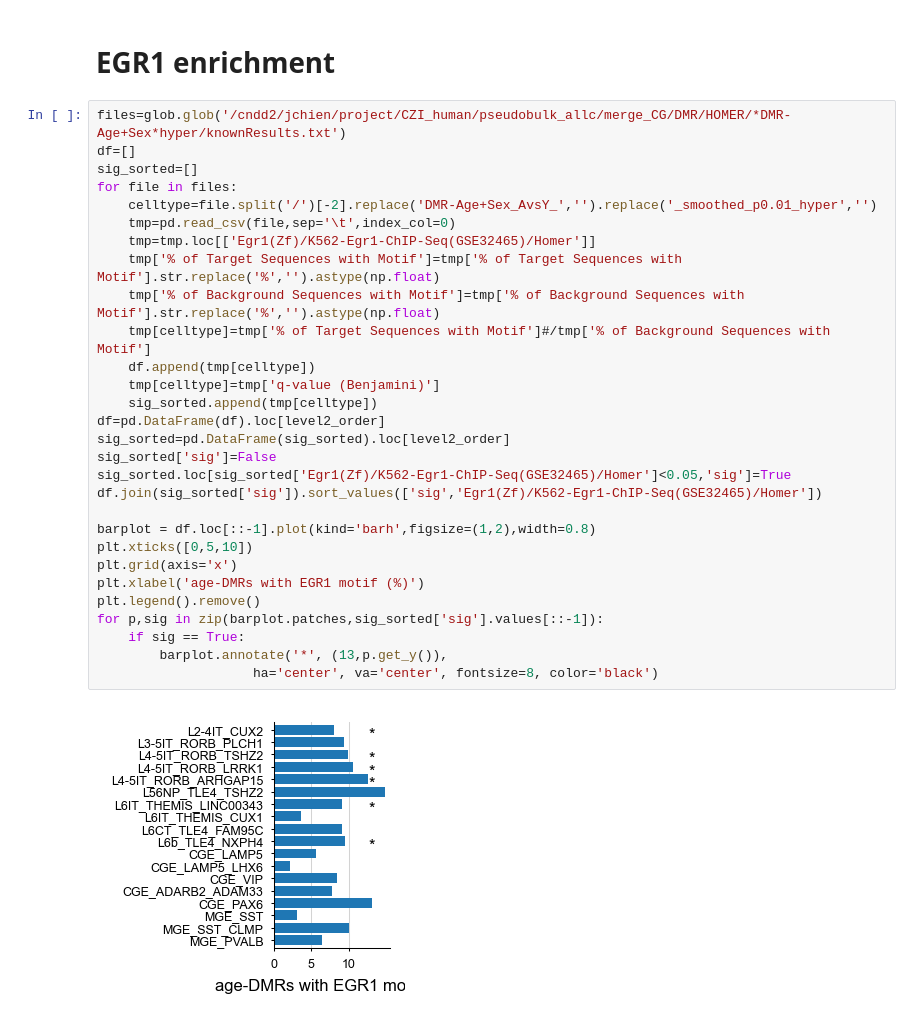
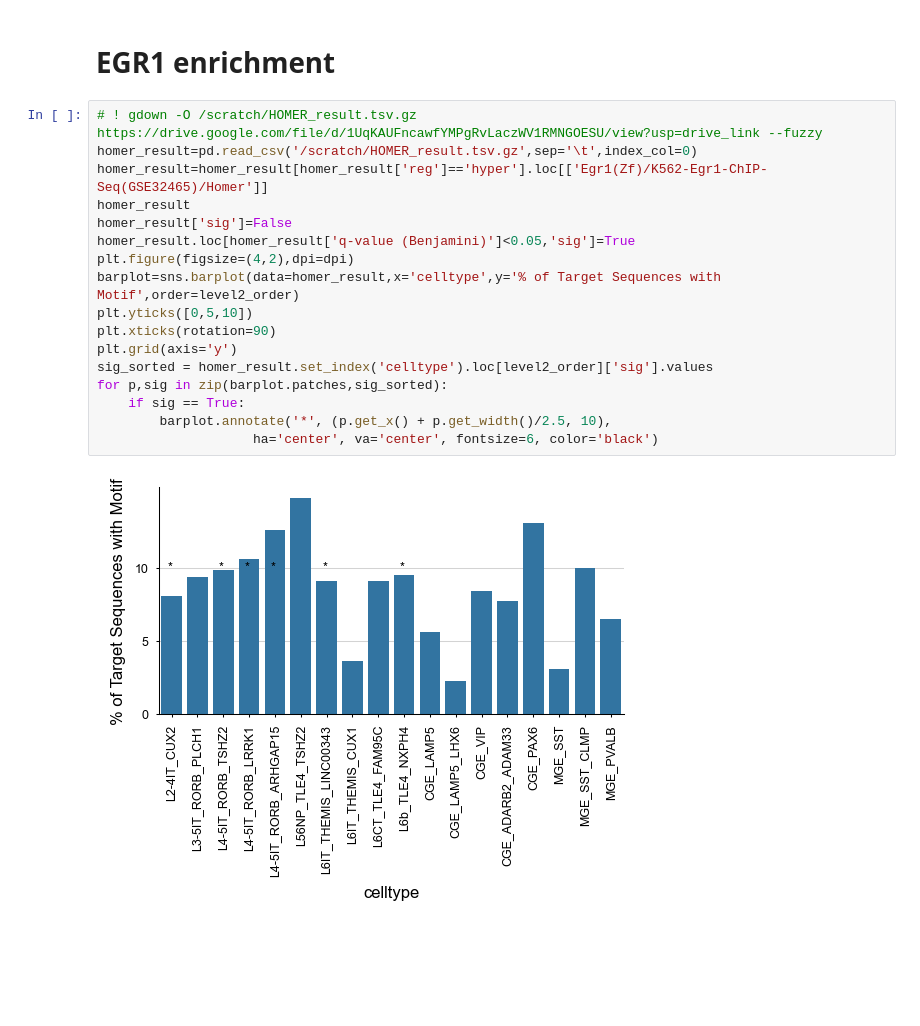
Before and after one commit to JFchien/HumanBrainAging, a Jupyter notebook: figure/FigS5.ipynb, the cells around one changed output. Cells and saved outputs as stored; diff of their text form; blank space fills up the shorter version.

```diff
--- a/figure/FigS5.ipynb
+++ b/figure/FigS5.ipynb
@@ -191,33 +174,21 @@ plt.show()
 # %% [markdown]
 # EGR1 enrichment
 # %%
-files=glob.glob('/cndd2/jchien/project/CZI_human/pseudobulk_allc/merge_CG/DMR/HOMER/*DMR-Age+Sex*hyper/knownResults.txt')
-df=[]
-sig_sorted=[]
-for file in files:
-    celltype=file.split('/')[-2].replace('DMR-Age+Sex_AvsY_','').replace('_smoothed_p0.01_hyper','')
-    tmp=pd.read_csv(file,sep='\t',index_col=0)
-    tmp=tmp.loc[['Egr1(Zf)/K562-Egr1-ChIP-Seq(GSE32465)/Homer']]
-    tmp['% of Target Sequences with Motif']=tmp['% of Target Sequences with Motif'].str.replace('%','').astype(np.float)
-    tmp['% of Background Sequences with Motif']=tmp['% of Background Sequences with Motif'].str.replace('%','').astype(np.float)
-    tmp[celltype]=tmp['% of Target Sequences with Motif']#/tmp['% of Background Sequences with Motif']
-    df.append(tmp[celltype])
-    tmp[celltype]=tmp['q-value (Benjamini)']
-    sig_sorted.append(tmp[celltype])
-df=pd.DataFrame(df).loc[level2_order]
-sig_sorted=pd.DataFrame(sig_sorted).loc[level2_order]
-sig_sorted['sig']=False
-sig_sorted.loc[sig_sorted['Egr1(Zf)/K562-Egr1-ChIP-Seq(GSE32465)/Homer']<0.05,'sig']=True
-df.join(sig_sorted['sig']).sort_values(['sig','Egr1(Zf)/K562-Egr1-ChIP-Seq(GSE32465)/Homer'])
-
-barplot = df.loc[::-1].plot(kind='barh',figsize=(1,2),width=0.8)
-plt.xticks([0,5,10])
-plt.grid(axis='x')
-plt.xlabel('age-DMRs with EGR1 motif (%)')
-plt.legend().remove()
-for p,sig in zip(barplot.patches,sig_sorted['sig'].values[::-1]):
+# ! gdown -O /scratch/HOMER_result.tsv.gz  https://drive.google.com/file/d/1UqKAUFncawfYMPgRvLaczWV1RMNGOESU/view?usp=drive_link --fuzzy
+homer_result=pd.read_csv('/scratch/HOMER_result.tsv.gz',sep='\t',index_col=0)
+homer_result=homer_result[homer_result['reg']=='hyper'].loc[['Egr1(Zf)/K562-Egr1-ChIP-Seq(GSE32465)/Homer']]
+homer_result
+homer_result['sig']=False
+homer_result.loc[homer_result['q-value (Benjamini)']<0.05,'sig']=True
+plt.figure(figsize=(4,2),dpi=dpi)
+barplot=sns.barplot(data=homer_result,x='celltype',y='% of Target Sequences with Motif',order=level2_order)
+plt.yticks([0,5,10])
+plt.xticks(rotation=90)
+plt.grid(axis='y')
+sig_sorted = homer_result.set_index('celltype').loc[level2_order]['sig'].values
+for p,sig in zip(barplot.patches,sig_sorted):
     if sig == True:
-        barplot.annotate('*', (13,p.get_y()),
-                    ha='center', va='center', fontsize=8, color='black')
+        barplot.annotate('*', (p.get_x() + p.get_width()/2.5, 10),
+                    ha='center', va='center', fontsize=6, color='black')
 # %% [output]
-[figure, old version]
+[figure, new version]
```
Also changed, not shown: parts of 6 cells of this notebook, 12 other files.
